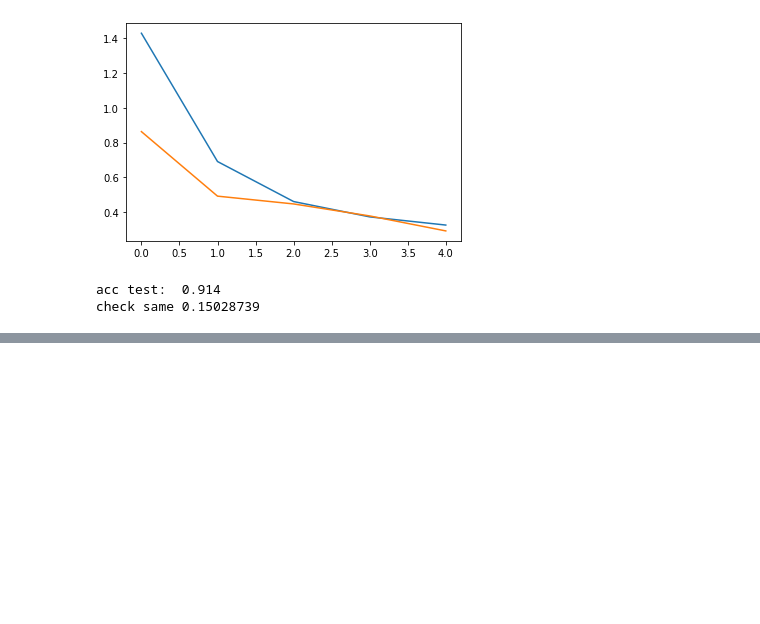
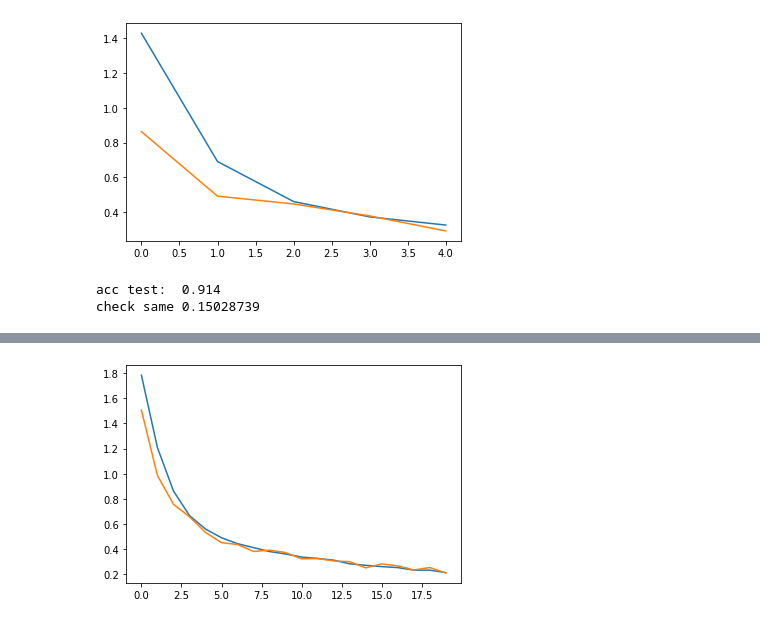
Before and after one commit to msseibel/Biomag21, a Jupyter notebook: TestMNIST.ipynb, the cells around one changed output, grey strips where cells are left out. Cells and saved outputs as stored; diff of their text form; code cells hidden in the pictures; blank space fills up the shorter version.

```diff
--- a/TestMNIST.ipynb
+++ b/TestMNIST.ipynb
@@ -114,0 +124,83 @@ check same 0.15028739
+# %%
+import tensorflow as tf
+from tensorflow.keras import layers, models
+import matplotlib.pyplot as plt
+import numpy as np
+from tensorflow.keras import backend as K
+from tensorflow.keras.preprocessing.image import ImageDataGenerator
+from tqdm.keras import TqdmCallback
+(x_train, y_train), (x_test, y_test) = tf.keras.datasets.mnist.load_data(path="mnist.npz")
+
+
+def features(input_shape):
+    inp = layers.Input(input_shape)
+    c1 = layers.Conv2D(32,(3,3),activation='relu',padding='same')(inp)
+    c1 = layers.MaxPooling2D((2,2))(c1)
+    c1 = layers.Conv2D(64,(3,3),activation='relu',padding='same')(c1)
+    c1 = layers.MaxPooling2D((2,2))(c1)
+    c1 = layers.GlobalAveragePooling2D()(c1)
+    feature_extract = models.Model(inp,c1)
+    return feature_extract
+
+def make_clf(input_shape):
+    feats = layers.Input(input_shape)
+    out1  = layers.Dense(64,activation='relu')(feats)
+    out   = layers.Dense(10,activation='softmax')(out1)
+    classifier = models.Model(feats,out)
+    return classifier
+
+
+def assemble_model(body, head):
+    inp  = layers.Input(K.int_shape(body.input)[1:])
+    feats= body(inp)
+    clf  = head(feats)
+    merged = models.Model(inp,clf)
+    return merged
+
+x_train = x_train/255
+x_test = x_test/255
+batch_size = 64
+y_oh_train = tf.keras.utils.to_categorical(y_train)
+y_oh_test  = tf.keras.utils.to_categorical(y_test)
+
+body1 = features((28,28,1))
+
+
+head = make_clf((64))
+m1 = assemble_model(body1, head)
+
+m1.compile('adam',loss='categorical_crossentropy',metrics=['acc'])
+shift = .2
+gen = ImageDataGenerator(width_shift_range=shift, height_shift_range=shift,rotation_range=20)
+train_samples = np.random.choice(60000,replace=False,size=50000)
+valid_samples = np.setdiff1d(np.arange(60000),train_samples)
+train_gen = gen.flow(x_train[train_samples,:,:,np.newaxis],y_oh_train[train_samples])
+valid_gen = gen.flow(x_train[valid_samples,:,:,np.newaxis],y_oh_train[valid_samples])
+
+h = m1.fit(train_gen,validation_data=valid_gen,
+           epochs=20,verbose=1,callbacks=[],
+           steps_per_epoch = len(train_samples) // batch_size,
+           validation_steps = len(valid_samples) // batch_size)
+
+plt.figure()
+plt.plot(h.history['loss'])
+plt.plot(h.history['val_loss'])
+plt.show()
+y_pred_test = np.argmax(m1.predict(x_test),axis=-1)
+print('acc test: ',np.mean(y_pred_test==y_test))
+print('check same',np.mean(np.abs(head.layers[1].get_weights()[0])))
+
+fig,ax = plt.subplots(ncols=2)
+ax[0].matshow(x_test[10])
+
+# invert black and white
+x_test = np.abs(x_test-1)
+x_train = np.abs(x_train-1)
+
+ax[1].matshow(x_test[10])
+plt.show()
+
+y_pred_test = np.argmax(m1.predict(x_test),axis=-1)
+print('inverted colors acc test: ',np.mean(y_pred_test==y_test))
+head.trainable = False
+# %% [output]
@@ -114,0 +224 @@ check same 0.15028739
+[figure, added]
```
Also changed, not shown: parts of 10 cells of this notebook, 10 other files.
